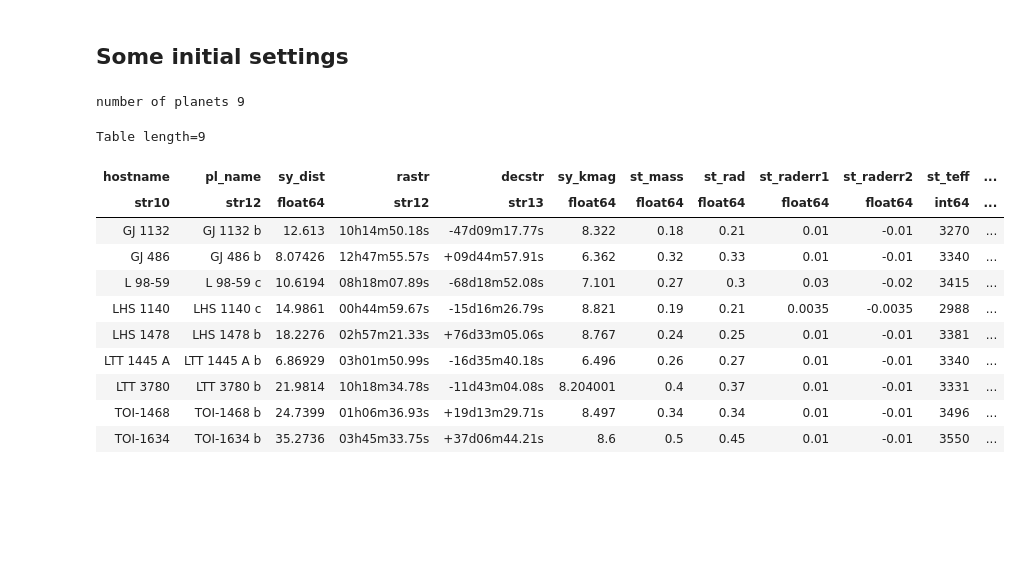
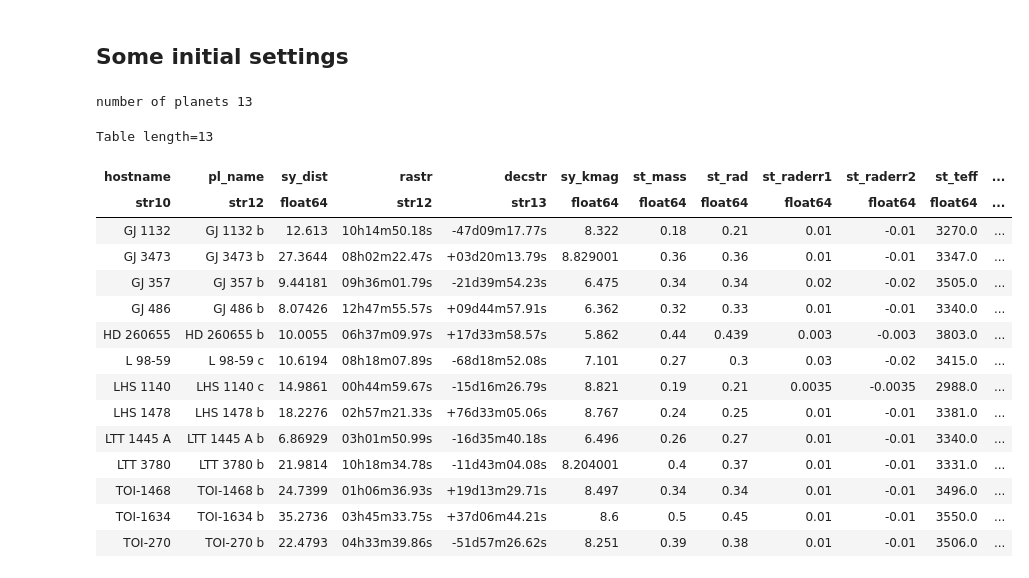
Before and after one commit to hdiamondlowe/jwst_rockyplanetoccultations, a Jupyter notebook: pandeia_etc_miri_imaging_ts.ipynb, the cells around one changed output. Saved outputs shown, nothing was run; the diff lists cells and outputs as text; code cells hidden in the pictures; blank space fills up the shorter version.

```diff
--- a/pandeia_etc_miri_imaging_ts.ipynb
+++ b/pandeia_etc_miri_imaging_ts.ipynb
@@ -555,24 +559,25 @@ def process_target(targ, display_figure=False):
 # %%
 # needs to be a sample made from make_clean_table.py
 # can edit csv file as desired
-try:
-    sample = ascii.read('RockyPlanetSample_final.csv', data_start=2)
-except:
-    sample = ascii.read('sample_final.csv')
+sample = ascii.read('sample_final.csv')
 print("number of planets", len(sample))
 sample
 # %% [output]
-number of planets 9
+number of planets 13
-Table length=9
+Table length=13
 | hostname | pl_name | sy_dist | rastr | decstr | sy_kmag | st_mass | st_rad | st_raderr1 | st_raderr2 | st_teff | ... |
-| str10 | str12 | float64 | str12 | str13 | float64 | float64 | float64 | float64 | float64 | int64 | ... |
-| GJ 1132 | GJ 1132 b | 12.613 | 10h14m50.18s | -47d09m17.77s | 8.322 | 0.18 | 0.21 | 0.01 | -0.01 | 3270 | ... |
-| GJ 486 | GJ 486 b | 8.07426 | 12h47m55.57s | +09d44m57.91s | 6.362 | 0.32 | 0.33 | 0.01 | -0.01 | 3340 | ... |
-| L 98-59 | L 98-59 c | 10.6194 | 08h18m07.89s | -68d18m52.08s | 7.101 | 0.27 | 0.3 | 0.03 | -0.02 | 3415 | ... |
-| LHS 1140 | LHS 1140 c | 14.9861 | 00h44m59.67s | -15d16m26.79s | 8.821 | 0.19 | 0.21 | 0.0035 | -0.0035 | 2988 | ... |
-| LHS 1478 | LHS 1478 b | 18.2276 | 02h57m21.33s | +76d33m05.06s | 8.767 | 0.24 | 0.25 | 0.01 | -0.01 | 3381 | ... |
-| LTT 1445 A | LTT 1445 A b | 6.86929 | 03h01m50.99s | -16d35m40.18s | 6.496 | 0.26 | 0.27 | 0.01 | -0.01 | 3340 | ... |
-| LTT 3780 | LTT 3780 b | 21.9814 | 10h18m34.78s | -11d43m04.08s | 8.204001 | 0.4 | 0.37 | 0.01 | -0.01 | 3331 | ... |
-| TOI-1468 | TOI-1468 b | 24.7399 | 01h06m36.93s | +19d13m29.71s | 8.497 | 0.34 | 0.34 | 0.01 | -0.01 | 3496 | ... |
-| TOI-1634 | TOI-1634 b | 35.2736 | 03h45m33.75s | +37d06m44.21s | 8.6 | 0.5 | 0.45 | 0.01 | -0.01 | 3550 | ... |
+| str10 | str12 | float64 | str12 | str13 | float64 | float64 | float64 | float64 | float64 | float64 | ... |
+| GJ 1132 | GJ 1132 b | 12.613 | 10h14m50.18s | -47d09m17.77s | 8.322 | 0.18 | 0.21 | 0.01 | -0.01 | 3270.0 | ... |
+| GJ 3473 | GJ 3473 b | 27.3644 | 08h02m22.47s | +03d20m13.79s | 8.829001 | 0.36 | 0.36 | 0.01 | -0.01 | 3347.0 | ... |
+| GJ 357 | GJ 357 b | 9.44181 | 09h36m01.79s | -21d39m54.23s | 6.475 | 0.34 | 0.34 | 0.02 | -0.02 | 3505.0 | ... |
+| GJ 486 | GJ 486 b | 8.07426 | 12h47m55.57s | +09d44m57.91s | 6.362 | 0.32 | 0.33 | 0.01 | -0.01 | 3340.0 | ... |
+| HD 260655 | HD 260655 b | 10.0055 | 06h37m09.97s | +17d33m58.57s | 5.862 | 0.44 | 0.439 | 0.003 | -0.003 | 3803.0 | ... |
+| L 98-59 | L 98-59 c | 10.6194 | 08h18m07.89s | -68d18m52.08s | 7.101 | 0.27 | 0.3 | 0.03 | -0.02 | 3415.0 | ... |
+| LHS 1140 | LHS 1140 c | 14.9861 | 00h44m59.67s | -15d16m26.79s | 8.821 | 0.19 | 0.21 | 0.0035 | -0.0035 | 2988.0 | ... |
+| LHS 1478 | LHS 1478 b | 18.2276 | 02h57m21.33s | +76d33m05.06s | 8.767 | 0.24 | 0.25 | 0.01 | -0.01 | 3381.0 | ... |
+| LTT 1445 A | LTT 1445 A b | 6.86929 | 03h01m50.99s | -16d35m40.18s | 6.496 | 0.26 | 0.27 | 0.01 | -0.01 | 3340.0 | ... |
+| LTT 3780 | LTT 3780 b | 21.9814 | 10h18m34.78s | -11d43m04.08s | 8.204001 | 0.4 | 0.37 | 0.01 | -0.01 | 3331.0 | ... |
+| TOI-1468 | TOI-1468 b | 24.7399 | 01h06m36.93s | +19d13m29.71s | 8.497 | 0.34 | 0.34 | 0.01 | -0.01 | 3496.0 | ... |
+| TOI-1634 | TOI-1634 b | 35.2736 | 03h45m33.75s | +37d06m44.21s | 8.6 | 0.5 | 0.45 | 0.01 | -0.01 | 3550.0 | ... |
+| TOI-270 | TOI-270 b | 22.4793 | 04h33m39.86s | -51d57m26.62s | 8.251 | 0.39 | 0.38 | 0.01 | -0.01 | 3506.0 | ... |
 # %%
```
Also changed, not shown: parts of 5 cells of this notebook, 9 other files.
